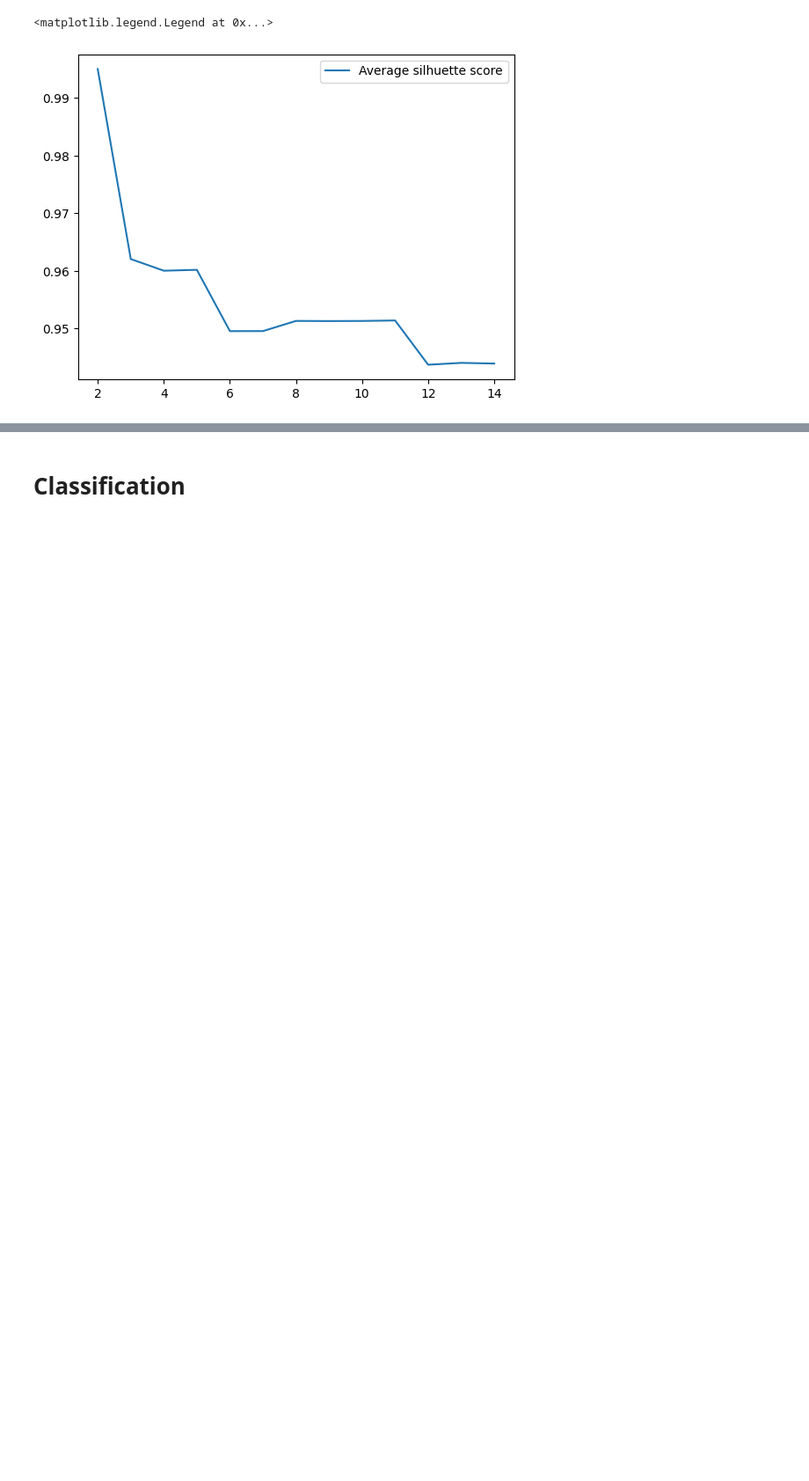
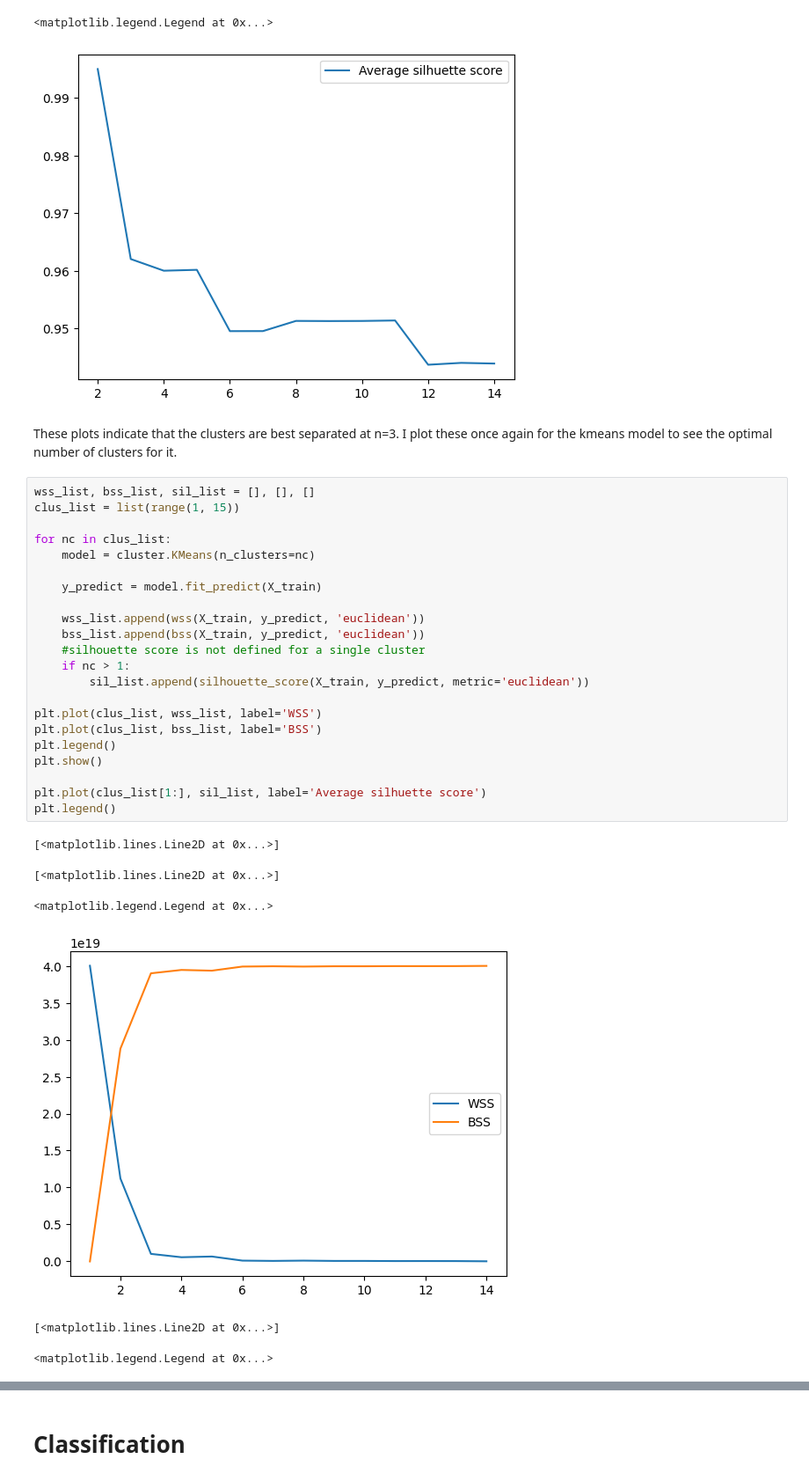
Before and after one commit to fbazzi19/mlfinalproject, a Jupyter notebook: mlfinal.ipynb, the cells around one changed output, grey strips where cells are left out. Shown: that part at 88% size. Saved outputs shown, nothing was run; the diff lists cells and outputs as text; blank space fills up the shorter version.

Commit message:
began clustering analysis, added a todo note

```diff
--- a/mlfinal.ipynb
+++ b/mlfinal.ipynb
@@ -279,3 +281,34 @@ plt.legend()
 [<matplotlib.lines.Line2D at 0x...>]
 <matplotlib.legend.Legend at 0x...>
 [figure]
+# %% [markdown]
+These plots indicate that the clusters are best separated at n=3. I plot these once again for the kmeans model to see the optimal number of clusters for it.
+# %%
+wss_list, bss_list, sil_list = [], [], []
+clus_list = list(range(1, 15))
+
+for nc in clus_list:
+    model = cluster.KMeans(n_clusters=nc)
+
+    y_predict = model.fit_predict(X_train)
+
+    wss_list.append(wss(X_train, y_predict, 'euclidean'))
+    bss_list.append(bss(X_train, y_predict, 'euclidean'))
+    #silhouette score is not defined for a single cluster
+    if nc > 1:
+        sil_list.append(silhouette_score(X_train, y_predict, metric='euclidean'))
+
+plt.plot(clus_list, wss_list, label='WSS')
+plt.plot(clus_list, bss_list, label='BSS')
+plt.legend()
+plt.show()
+
+plt.plot(clus_list[1:], sil_list, label='Average silhuette score')
+plt.legend()
+# %% [output]
+[<matplotlib.lines.Line2D at 0x...>]
+[<matplotlib.lines.Line2D at 0x...>]
+<matplotlib.legend.Legend at 0x...>
+[figure, added]
+[<matplotlib.lines.Line2D at 0x...>]
+<matplotlib.legend.Legend at 0x...>
```
Also changed, not shown: parts of 8 cells of this notebook.
